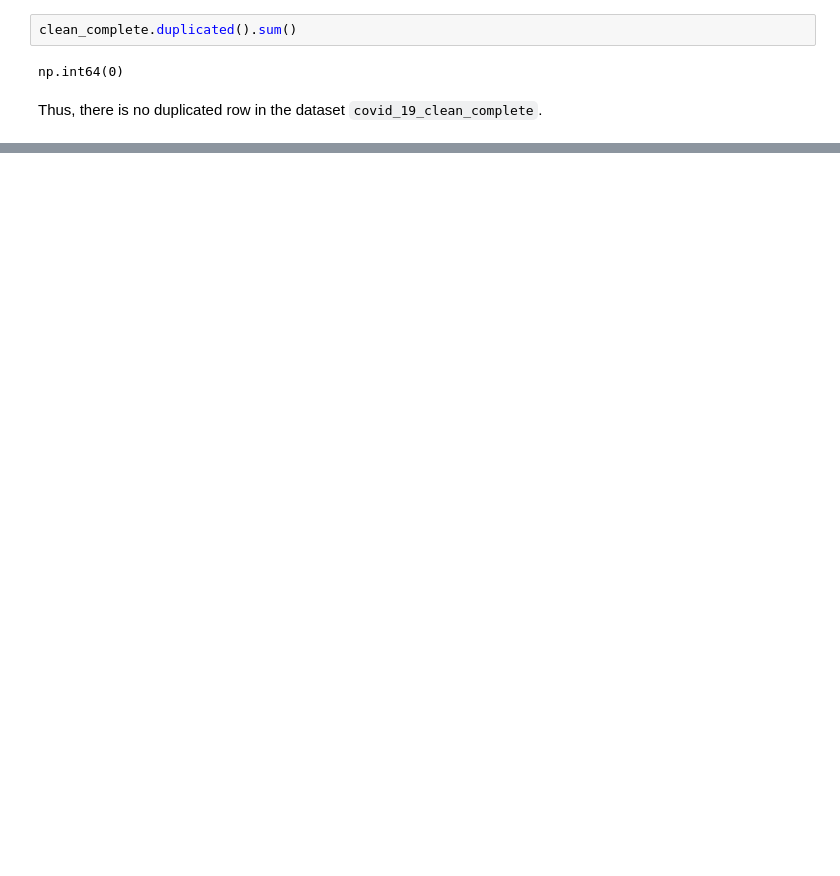
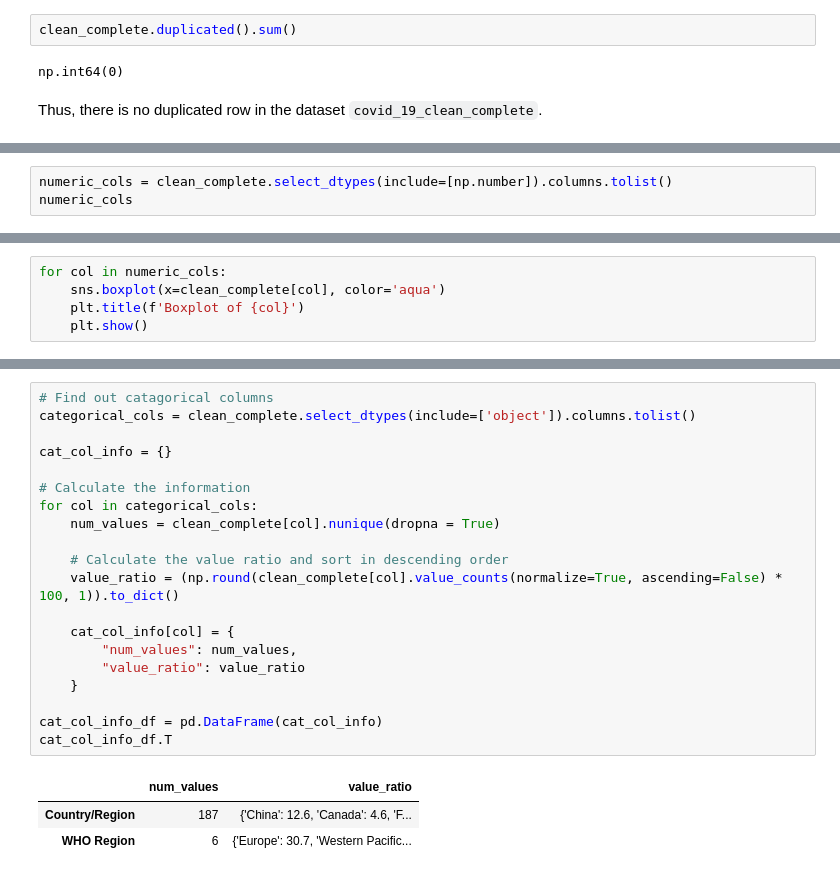
Before and after one commit to dhuyent/DSProgramming-FinalProject, a Jupyter notebook: src/Data_exploration.ipynb, the cells around one changed output, grey strips where cells are left out. Cells and saved outputs as stored; diff of their text form; blank space fills up the shorter version.

```diff
--- a/src/Data_exploration.ipynb
+++ b/src/Data_exploration.ipynb
@@ -524,0 +651,3 @@ Thus, there is no duplicated row in the dataset `covid_19_clean_complete`.
+# %%
+numeric_cols = clean_complete.select_dtypes(include=[np.number]).columns.tolist()
+numeric_cols
@@ -524,0 +658,5 @@ Thus, there is no duplicated row in the dataset `covid_19_clean_complete`.
+# %%
+for col in numeric_cols:
+    sns.boxplot(x=clean_complete[col], color='aqua')
+    plt.title(f'Boxplot of {col}')
+    plt.show()
@@ -524,0 +678,24 @@ Thus, there is no duplicated row in the dataset `covid_19_clean_complete`.
+# %%
+# Find out catagorical columns
+categorical_cols = clean_complete.select_dtypes(include=['object']).columns.tolist()
+
+cat_col_info = {}
+
+# Calculate the information
+for col in categorical_cols:
+    num_values = clean_complete[col].nunique(dropna = True)
+
+    # Calculate the value ratio and sort in descending order
+    value_ratio = (np.round(clean_complete[col].value_counts(normalize=True, ascending=False) * 100, 1)).to_dict()
+
+    cat_col_info[col] = {
+        "num_values": num_values,
+        "value_ratio": value_ratio
+    }
+
+cat_col_info_df = pd.DataFrame(cat_col_info)
+cat_col_info_df.T
+# %% [output]
+|  | num_values | value_ratio |
+| Country/Region | 187 | {'China': 12.6, 'Canada': 4.6, 'F... |
+| WHO Region | 6 | {'Europe': 30.7, 'Western Pacific... |
```
Also changed, not shown: parts of 35 cells of this notebook, 3 other files.
